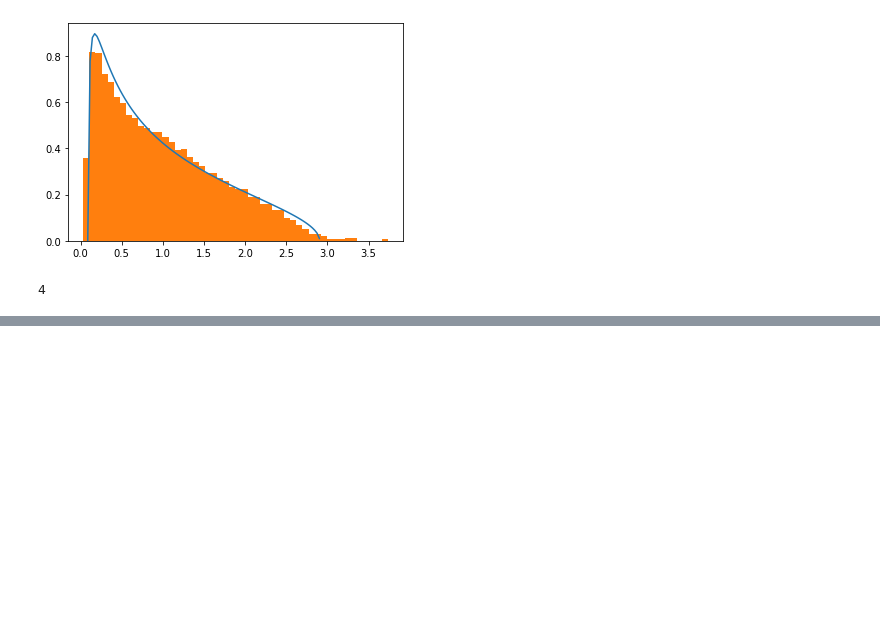
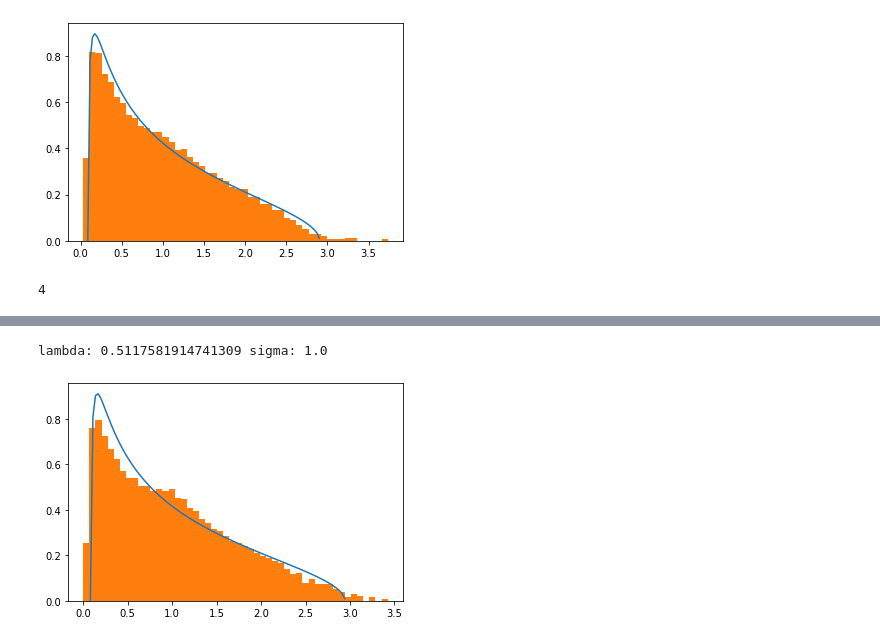
Before and after one commit to landon23/spiked_models, a Jupyter notebook: inhomogeneous_beta.ipynb, the cells around one changed output, grey strips where cells are left out. Drawn from its saved outputs; the diff is of its cells as text; code cells hidden in the pictures; blank space fills up the shorter version.

```diff
--- a/inhomogeneous_beta.ipynb
+++ b/inhomogeneous_beta.ipynb
@@ -37,0 +60,22 @@ print(len(np.where(nnz < 0.5)[0]))
+# %%
+import matplotlib.pyplot as plt
+import numpy as np
+import main
+import imp
+imp.reload(main)
+N = 4000
+M = 2000
+U, S, V = main.heavy(N, M, 0.8)
+S =S*S
+trimS = S
+lam, sig = main.params(np.mean(trimS), np.mean(trimS*trimS))
+print('lambda:', lam, 'sigma:', sig)
+x, y = main.plotWiki(100,lam, sig)
+#print(x)
+plt.plot(x, y)
+plt.hist(S, bins=50, density=True)
+
+plt.show()
+# %% [output]
+lambda: 0.5117581914741309 sigma: 1.0
+[figure, added]
```
Also changed, not shown: parts of 1 cell of this notebook, 1 other file.
